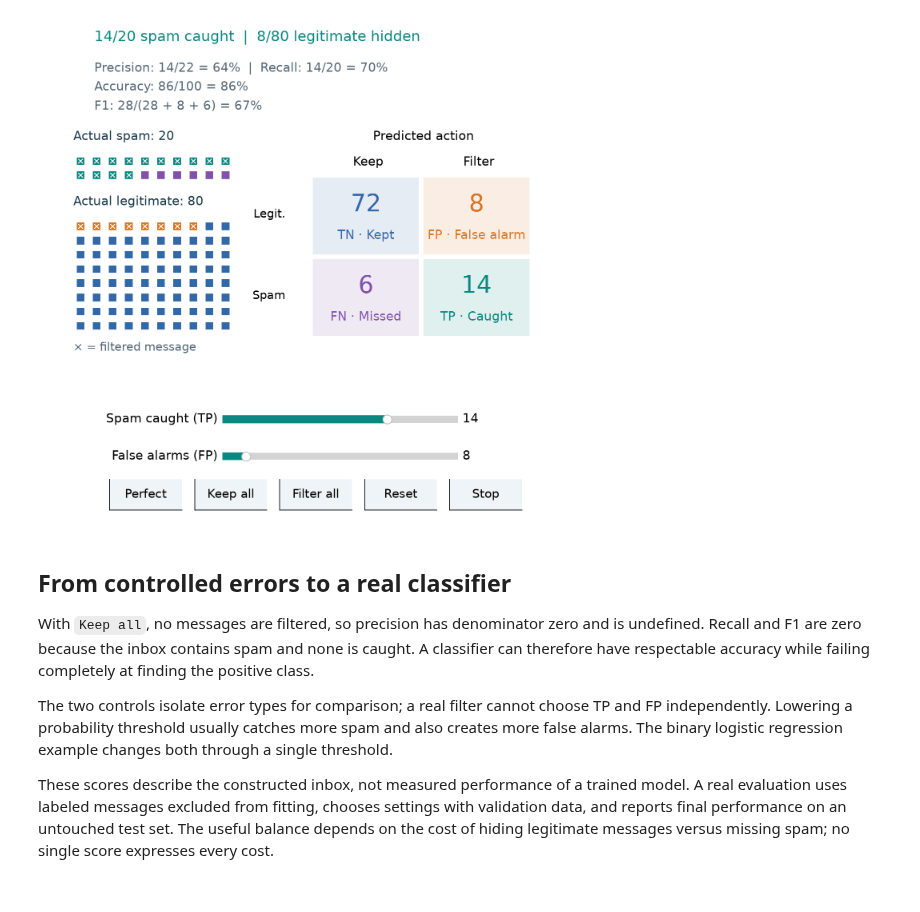
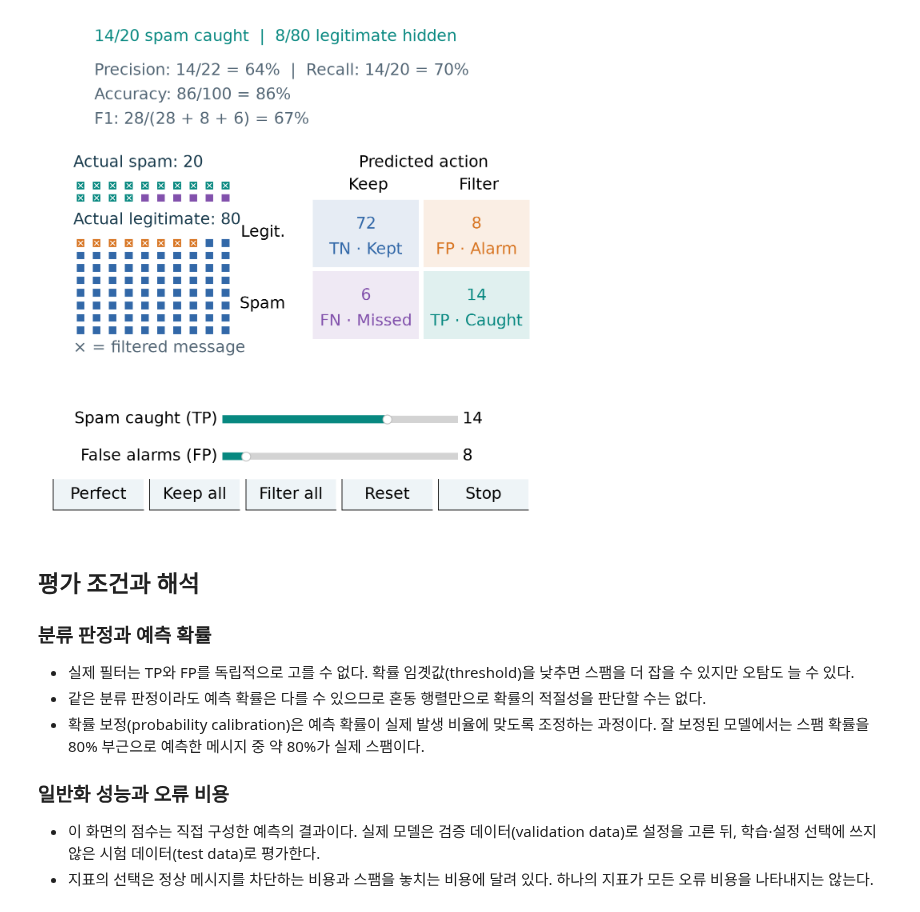
Before and after one commit to sonamu-jun/introduction-to-ai-convergence, a Jupyter notebook: 07-1_Classification/05_evaluating_classification.ipynb, the cells around one changed output. Saved outputs shown, nothing was run; the diff lists cells and outputs as text; code cells hidden in the pictures.

Commit message:
Refine Korean classification lessons and diagrams

```diff
--- a/07-1_Classification/05_evaluating_classification.ipynb
+++ b/07-1_Classification/05_evaluating_classification.ipynb
@@ -66,8 +79,8 @@ from sklearn.model_selection import train_test_split
 from sklearn.tree import DecisionTreeClassifier
 
 plt.rcParams.update({
-    "font.size": 15, "axes.labelsize": 15,
-    "xtick.labelsize": 13, "ytick.labelsize": 13, "legend.fontsize": 12,
+    "font.size": 18, "axes.labelsize": 18,
+    "xtick.labelsize": 18, "ytick.labelsize": 18, "legend.fontsize": 18,
     "axes.spines.top": False, "axes.spines.right": False,
     "axes.grid": True, "grid.alpha": .16, "lines.linewidth": 2.5,
     "axes.unicode_minus": False, "figure.facecolor": "white",
@@ -87,7 +100,6 @@ def softmax(scores):
 
 
 def binary_loss(labels, scores):
-    # The logaddexp form avoids taking log(0) at extreme scores.
     return float(np.mean(np.logaddexp(0, scores) - labels * scores))
 
 
@@ -108,14 +120,12 @@ def percent(value):
     return "undefined" if not np.isfinite(value) else f"{value:.0%}"
 
 
-# A rerun releases the previous figure and its input callbacks first.
 for _previous_view in globals().get("_classification_views", {}).values():
     _previous_view.close()
 _classification_views = {}
 
 
 class ClassificationExplorer:
-    """One figure keeps the selected model, predictions and scores together."""
 
     def __init__(self, name, render, sliders, actions=()):
         self.render = render
@@ -126,28 +136,29 @@ class ClassificationExplorer:
         with plt.ioff():
             height = min(8.0, 6.8 + .58 * len(sliders))
             self.figure = plt.figure(figsize=(8, height), dpi=64)
-        self.status = self.figure.text(.11, 1 - .38 / height, "", fontsize=16, color=TEAL)
-        self.detail = self.figure.text(.11, 1 - .66 / height, "", va="top", fontsize=14, color="#536675", linespacing=1.5)
+        self.status = self.figure.text(.11, 1 - .38 / height, "", fontsize=18, color=TEAL)
+        self.detail = self.figure.text(.11, 1 - .66 / height, "", va="top", fontsize=18, color="#536675", linespacing=1.5)
         bottom = (1.38 + .58 * len(sliders)) / height
-        top = 1 - 1.78 / height
+        top = 1 - 2.22 / height
         self.ax = self.figure.add_axes([.14, bottom, .81, top - bottom])
         for i, (key, label, low, high, initial, step, fmt) in enumerate(sliders):
             y = (.98 + .58 * (len(sliders) - i - 1)) / height
             slider = Slider(self.figure.add_axes([.36, y, .46, .22 / height]),
                             label, low, high, valinit=initial, valstep=step,
                             valfmt=fmt, color=TEAL)
-            slider.label.set_fontsize(14)
-            slider.valtext.set_fontsize(14)
+            slider.label.set_fontsize(18)
+            slider.valtext.set_fontsize(18)
             slider.on_changed(self.update)
             self.controls[key] = slider
         commands = list(actions) + [("Reset", lambda view: view.reset()),
                                     ("Stop", lambda view: view.stop())]
         self.commands = commands
-        width = min(.25, .83 / len(commands) - .025)
+        width = min(.25, .94 / len(commands) - .012)
         for i, (label, callback) in enumerate(commands):
-            button = Button(self.figure.add_axes([.14 + i * (width + .025), .25 / height, width, .48 / height]),
-                            label, color="#eef4f7", hovercolor="#d7e9e6")
-            button.label.set_fontsize(13.5)
+            button = Button(self.figure.add_axes([.03 + i * (width + .012), .25 / height, width, .48 / height]),
+                            label,
+                            color="#eef4f7", hovercolor="#d7e9e6")
+            button.label.set_fontsize(18)
             button.on_clicked(lambda event, cb=callback: cb(self) if not self.stopped else None)
             self.buttons[label] = button
         self.figure.canvas.mpl_connect("close_event", lambda event: self.stop())
@@ -181,8 +192,8 @@ class ClassificationExplorer:
             return
         from matplotlib.transforms import Bbox
         width, height = self.figure.get_size_inches()
-        # Crop only the embedded Matplotlib controls; native widgets follow the chart.
-        lower = max(0, self.ax.get_position().y0 * height - .78)
+        lower = ((self.tree_ax.get_position().y0 - .02) * height
+                 if hasattr(self, "tree_ax") else max(0, self.ax.get_position().y0 * height - .78))
         buffer = io.BytesIO()
         self.figure.savefig(buffer, format="png", dpi=64, facecolor="white",
                             bbox_inches=Bbox.from_extents(0, lower, width, height))
@@ -204,7 +215,7 @@ class ClassificationExplorer:
             control = slider_type(value=initial, min=low, max=high, step=step,
                                   description=label, readout_format=fmt.replace("%0", ""),
                                   continuous_update=True,
-                                  style={"description_width": "120px"},
+                                  style={"description_width": "180px"},
                                   layout=Layout(width="100%", max_width="512px"))
             def changed(change, key=key):
                 if not self.syncing_local and not self.stopped:
@@ -231,10 +242,8 @@ class ClassificationExplorer:
                           alt=self.status.get_text() + ". " + self.detail.get_text()))
             plt.close(self.figure)
         elif CLASSIFICATION_BROWSER:
-            # JSPCV sends mouse events after this cell has returned.
             plt.show(block=False)
         elif hasattr(self.figure.canvas, "toolbar_visible"):
-            # The ipympl figure supplies a responsive chart with native widget controls.
             self.start_local()
         else:
             plt.show(block=False)
@@ -266,9 +275,7 @@ class ClassificationExplorer:
                 control.close()
 
 
-
 def make_messages(seed, count=240, spam_fraction=.35):
-    """Synthetic labels and counts; no real messages or URLs are collected."""
     rng = np.random.default_rng(seed)
     labels = np.zeros(count, dtype=int)
     labels[:round(count * spam_fraction)] = 1
@@ -279,7 +286,6 @@ def make_messages(seed, count=240, spam_fraction=.35):
 
 
 def make_fruit(seed):
-    """Synthetic fruit measurements: hue in degrees and length / width."""
     rng = np.random.default_rng(seed)
     labels = np.repeat(np.arange(3), 60)
     centers = np.array([[8, 1.15], [30, 1.05], [53, 2.8]])
@@ -287,8 +293,6 @@ def make_fruit(seed):
     values = centers[labels] + rng.normal(size=(len(labels), 2)) * spreads[labels]
     return np.clip(values, [0, .7], [70, 4.2]), labels
 
-# A controlled inbox isolates each kind of error; it is not a fitted model.
-# Every displayed metric is computed from these same 100 labels and predictions.
 actual_spam = 20
 actual_legitimate = 80
 observed = np.r_[np.ones(actual_spam, dtype=int), np.zeros(actual_legitimate, dtype=int)]
@@ -308,9 +312,8 @@ def render_messages(view, caught, false_alarms):
     ax.set_position([.06, position.y0, .90, position.height])
     ax.set(xlim=(0, 1), ylim=(0, 1))
     ax.axis("off")
-    # One square is one message. Crosses indicate the messages the filter hides.
-    ax.text(.01, .96, "Actual spam: 20", fontsize=14, color="#17394b")
-    ax.text(.01, .68, "Actual legitimate: 80", fontsize=14, color="#17394b")
+    ax.text(.01, .96, "Actual spam: 20", fontsize=18, color="#17394b")
+    ax.text(.01, .68, "Actual legitimate: 80", fontsize=18, color="#17394b")
     message_index = np.arange(len(observed))
     group_index = np.where(observed == 1, message_index, message_index - actual_spam)
     x = .025 + (group_index % 10) * .035
@@ -319,49 +322,53 @@ def render_messages(view, caught, false_alarms):
                       np.where(predicted == 1, ORANGE, BLUE))
     ax.scatter(x, y, marker="s", s=82, c=colors, edgecolor="white", linewidth=.5)
     hidden = predicted == 1
     ax.scatter(x[hidden], y[hidden], marker="x", s=27, color="white", linewidth=1)
-    ax.text(.01, .055, "× = filtered message", fontsize=13, color="#536675")
-    # Keep the conventional matrix orientation: actual rows, predicted columns.
-    ax.text(.77, .96, "Predicted action", ha="center", fontsize=14)
-    ax.text(.65, .85, "Keep", ha="center", fontsize=14)
-    ax.text(.89, .85, "Filter", ha="center", fontsize=14)
-    ax.text(.47, .64, "Legit.", ha="right", va="center", fontsize=13)
-    ax.text(.47, .29, "Spam", ha="right", va="center", fontsize=13)
-    cells = [(0, 0, tn, "TN · Kept", BLUE), (0, 1, fp, "FP · False alarm", ORANGE),
+    ax.text(.01, .055, "× = filtered message", fontsize=18, color="#536675")
+    ax.text(.77, .96, "Predicted action", ha="center", fontsize=18)
+    ax.text(.65, .85, "Keep", ha="center", fontsize=18)
+    ax.text(.89, .85, "Filter", ha="center", fontsize=18)
+    ax.text(.47, .64, "Legit.", ha="right", va="center", fontsize=18)
+    ax.text(.47, .29, "Spam", ha="right", va="center", fontsize=18)
+    cells = [(0, 0, tn, "TN · Kept", BLUE), (0, 1, fp, "FP · Alarm", ORANGE),
              (1, 0, fn, "FN · Missed", PURPLE), (1, 1, tp, "TP · Caught", TEAL)]
     from matplotlib.patches import Rectangle
     for row, col, count, label, color in cells:
         x = .53 + col * .24
         y = .47 - row * .35
         ax.add_patch(Rectangle((x, y), .23, .33, facecolor=color, alpha=.12, edgecolor="none"))
-        ax.text(x + .115, y + .21, str(count), ha="center", va="center", fontsize=27, color=color)
-        ax.text(x + .115, y + .065, label, ha="center", fontsize=14, color=color)
+        ax.text(x + .115, y + .21, str(count), ha="center", va="center", fontsize=18, color=color)
+        ax.text(x + .115, y + .065, label, ha="center", fontsize=18, color=color)
     view.status.set_text(f"{tp}/20 spam caught  |  {fp}/80 legitimate hidden")
     precision = f"{tp}/{filtered} = {percent(result['precision'])}" if filtered else "0/0 → undefined"
     view.detail.set_text(
         f"Precision: {precision}  |  Recall: {tp}/20 = {percent(result['recall'])}\n"
         f"Accuracy: {tp + tn}/100 = {percent(result['accuracy'])}\n"
         f"F1: {2 * tp}/({2 * tp} + {fp} + {fn}) = {percent(result['F1'])}")
     return {"prediction": predicted, "observed": observed.copy(), "metrics": result,
             "matrix": matrix, "filtered": filtered}
 
 
 spam_demo = ClassificationExplorer("spam", render_messages, [
     ("caught", "Spam caught (TP)", 0, actual_spam, 14, 1, "%0.0f"),
     ("false_alarms", "False alarms (FP)", 0, actual_legitimate, 8, 1, "%0.0f"),
 ], actions=[
     ("Perfect", lambda view: view.set_values(caught=20, false_alarms=0)),
     ("Keep all", lambda view: view.set_values(caught=0, false_alarms=0)),
     ("Filter all", lambda view: view.set_values(caught=20, false_alarms=80)),
 ])
 spam_demo.start()
 # %% [output]
-[figure, old version]
+[figure, new version]
 # %% [markdown]
-## From controlled errors to a real classifier
+## 평가 조건과 해석
 
-With `Keep all`, no messages are filtered, so precision has denominator zero and is undefined. Recall and F1 are zero because the inbox contains spam and none is caught. A classifier can therefore have respectable accuracy while failing completely at finding the positive class.
+### 분류 판정과 예측 확률
 
-The two controls isolate error types for comparison; a real filter cannot choose TP and FP independently. Lowering a probability threshold usually catches more spam and also creates more false alarms. The binary logistic regression example changes both through a single threshold.
+- 실제 필터는 TP와 FP를 독립적으로 고를 수 없다. 확률 임곗값(threshold)을 낮추면 스팸을 더 잡을 수 있지만 오탐도 늘 수 있다.
+- 같은 분류 판정이라도 예측 확률은 다를 수 있으므로 혼동 행렬만으로 확률의 적절성을 판단할 수는 없다.
+- 확률 보정(probability calibration)은 예측 확률이 실제 발생 비율에 맞도록 조정하는 과정이다. 잘 보정된 모델에서는 스팸 확률을 80% 부근으로 예측한 메시지 중 약 80%가 실제 스팸이다.
 
-These scores describe the constructed inbox, not measured performance of a trained model. A real evaluation uses labeled messages excluded from fitting, chooses settings with validation data, and reports final performance on an untouched test set. The useful balance depends on the cost of hiding legitimate messages versus missing spam; no single score expresses every cost.
+### 일반화 성능과 오류 비용
+
+- 이 화면의 점수는 직접 구성한 예측의 결과이다. 실제 모델은 검증 데이터(validation data)로 설정을 고른 뒤, 학습·설정 선택에 쓰지 않은 시험 데이터(test data)로 평가한다.
+- 지표의 선택은 정상 메시지를 차단하는 비용과 스팸을 놓치는 비용에 달려 있다. 하나의 지표가 모든 오류 비용을 나타내지는 않는다.
```
Also changed, not shown: parts of 2 cells of this notebook, 18 other files.
